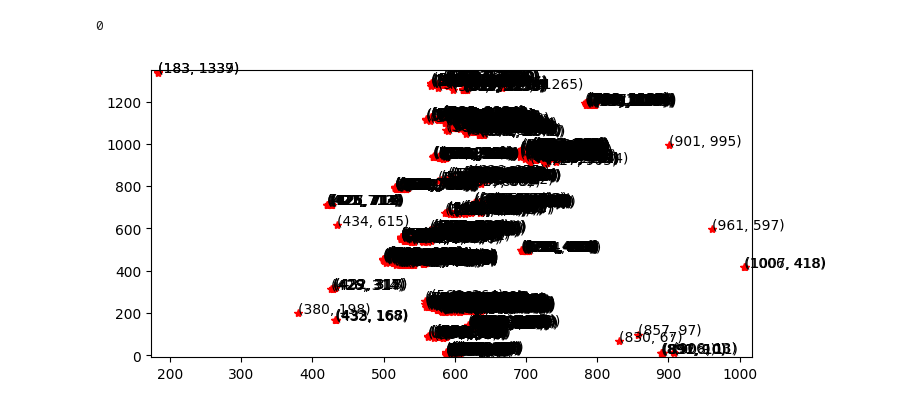
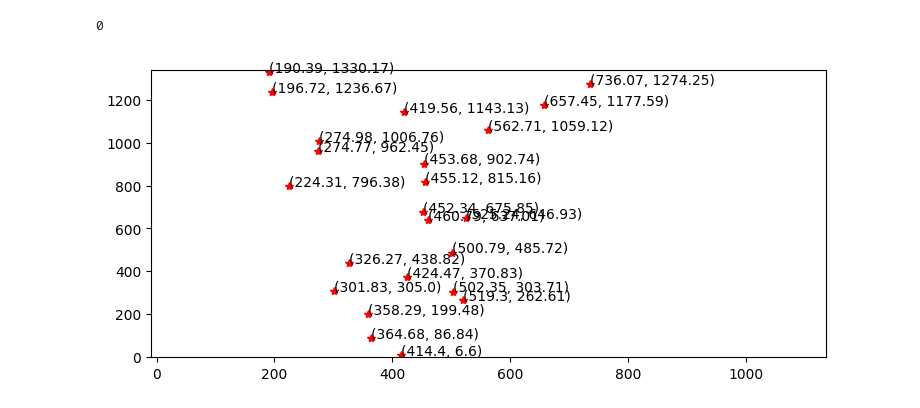
Before and after one commit to yacoine/rco, a Jupyter notebook: rock_climbing_optimizer.ipynb, the cells around one changed output. Cells and saved outputs as stored; diff of their text form; code cells hidden in the pictures.

Commit message:
centroids def added and end of phase 1

```diff
--- a/rock_climbing_optimizer.ipynb
+++ b/rock_climbing_optimizer.ipynb
@@ -69,19 +69,21 @@ moment_display(img)
 # %%
 from cv2_v2 import *
 #fn='/Users/yassineacoine/Desktop/private/rock_climbing_path/data_set/sample/rc_sample.jpg'
 
 f='/Users/yassineacoine/Desktop/private/rock_climbing_path/data_set/sample/'
 #image='245379234_4650402895027244_263010799927765806_n.jpeg'
 image='rc_sample_3.jpeg'
 
 fn=f+image
 img=cv2.imread(fn)#read file
 
 clr=color_schema('blue')
 value=assisted_masking(path=fn,lower=clr[0],upper=clr[1])
 
 img,coordinates=trace_pathx(path=fn,value=value)
 
-simple_plot(coordinates)
+centroids=find_centroids(coordinates)
+
+simple_plot(centroids)
 # %% [output]
-[figure, old version]
+[figure, new version]
```
Also changed, not shown: parts of 5 cells of this notebook, 2 other files.
